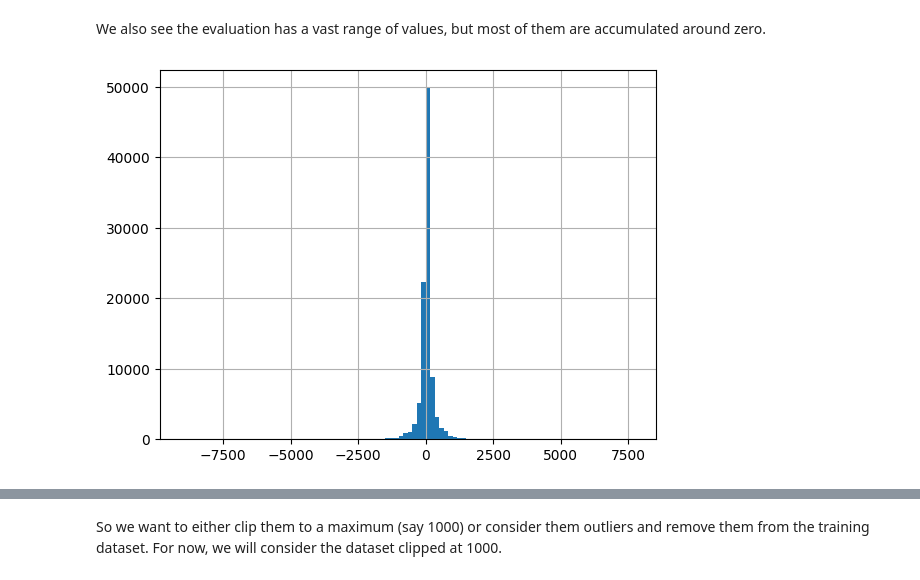
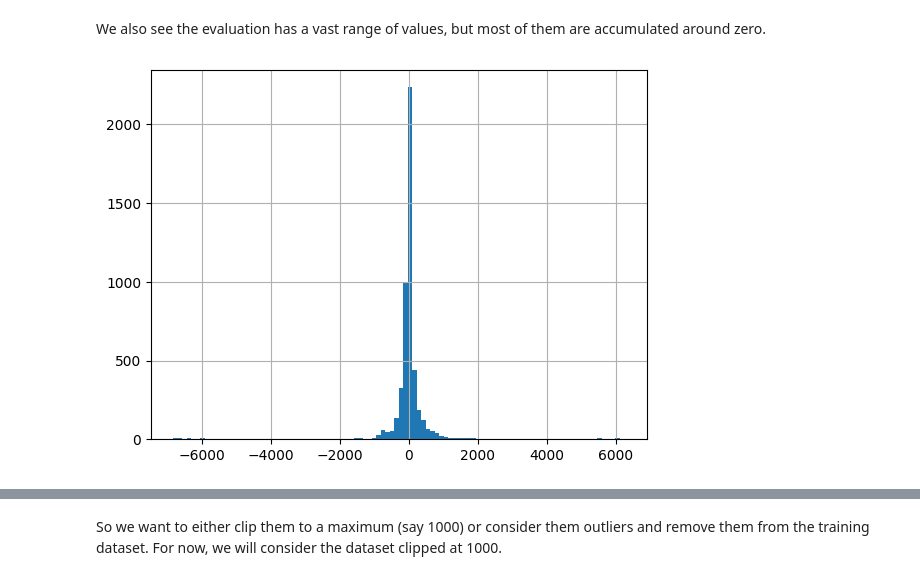
Before and after one commit to NatanSisoev/Chess-ML-Evaluator, a Jupyter notebook: main.ipynb, the cells around one changed output, grey strips where cells are left out. Drawn from its saved outputs; the diff is of its cells as text; code cells hidden in the pictures.

Commit message:
Managers + Transformers

```diff
--- a/main.ipynb
+++ b/main.ipynb
@@ -29 +27,3 @@ DATAFRAME_RAW = pd.read_csv(DATASET_FILE, nrows=DATASET_SIZE)
+# %%
+dataframe = pd.read_csv(DATASET_FILE, nrows=5000)
 # %%
@@ -82,8 +100,4 @@ Source: https://www.kaggle.com/datasets/ronakbadhe/chess-evaluations/discussion/
 # %%
-def clean_evaluation(dataframe: pd.DataFrame) -> pd.DataFrame:
-    out = dataframe[~dataframe[EVAL].astype(str).str.contains("#")].copy()
-    out[EVAL] = pd.to_numeric(out[EVAL], errors="coerce").astype(int)
-    return out
-
-clean_evaluation_transformer = FunctionTransformer(clean_evaluation)
+dataframe = dataframe[~dataframe[EVAL].astype(str).str.contains("#")].copy()
+dataframe[EVAL] = pd.to_numeric(dataframe[EVAL], errors="coerce").astype(int)
 # %%
@@ -106,7 +109,7 @@ DATAFRAME
 # %% [markdown]
 We also see the evaluation has a vast range of values, but most of them are accumulated around zero.
 # %%
-DATAFRAME[EVAL].hist(bins=100)
+dataframe[EVAL].hist(bins=100)
 plt.show()
 # %% [output]
-[figure, old version]
+[figure, new version]
```
Also changed, not shown: parts of 77 cells of this notebook, 1 other file.
